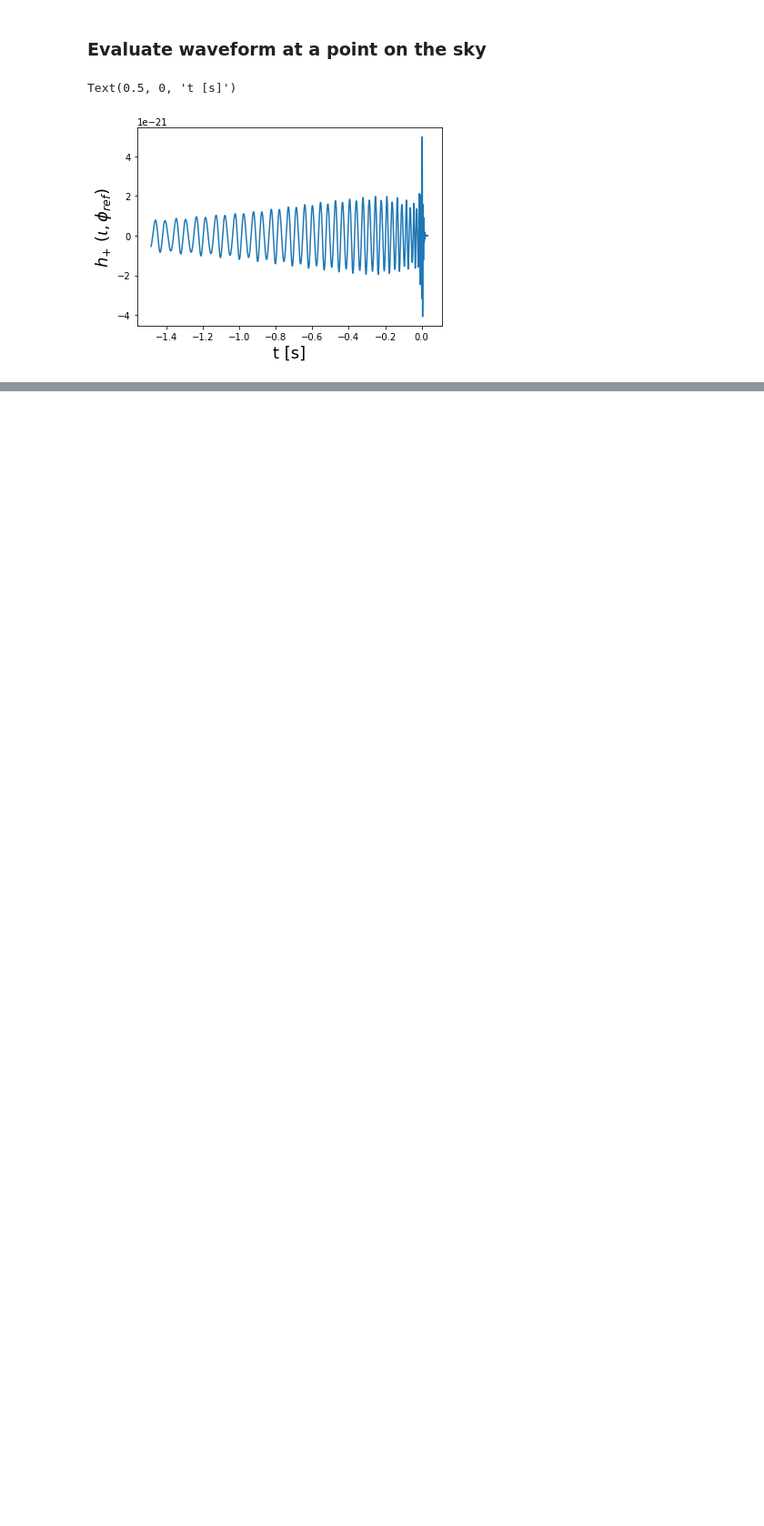
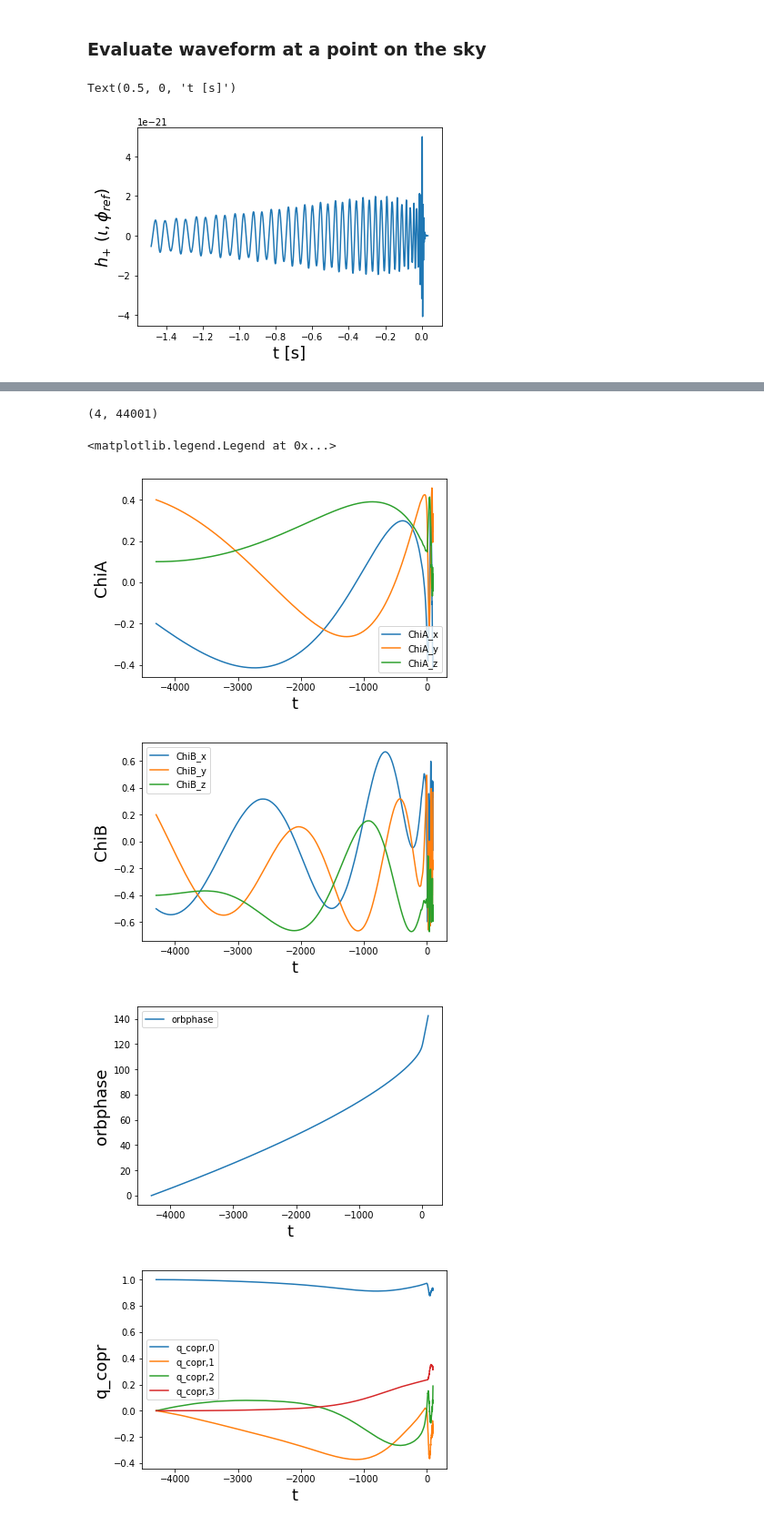
Before and after one commit to sxs-collaboration/gwsurrogate, a Jupyter notebook: developer_notebooks/website/NRSur7dq4.ipynb, the cells around one changed output, grey strips where cells are left out. Shown at 91% size. Saved outputs shown, nothing was run; the diff lists cells and outputs as text; code cells hidden in the pictures; blank space fills up the shorter version.

Commit message:
Add dynamics surrogate example to NRSur7dq4 tutorial notebook

```diff
--- a/developer_notebooks/website/NRSur7dq4.ipynb
+++ b/developer_notebooks/website/NRSur7dq4.ipynb
@@ -127,0 +130,48 @@ Text(0.5, 0, 't [s]')
+# %%
+q = 4
+chiA = [-0.2, 0.4, 0.1]  # unless f_ref is given the spins are assumed to be given at the start of the waveform
+chiB = [-0.5, 0.2, -0.4]
+dt = 0.1            # step size, Units of M
+f_low = 0           # initial frequency, only f_low=0 is allowed for now, which returns the full surrogate
+t, h, dyn = sur(q, chiA, chiB, dt=dt, f_low=f_low, precessing_opts={'return_dynamics': True})        # dyn stands for dynamics, do dyn.keys() to see contents
+# %%
+np.shape(dyn['q_copr'])
+# %% [output]
+(4, 44001)
+# %%
+P.figure(1)
+P.plot(t, dyn['chiA'][:,0], label='ChiA_x')
+P.plot(t, dyn['chiA'][:,1], label='ChiA_y')
+P.plot(t, dyn['chiA'][:,2], label='ChiA_z')
+P.ylabel('ChiA', fontsize=18)
+P.xlabel('t', fontsize=18)
+P.legend()
+
+P.figure(2)
+P.plot(t, dyn['chiB'][:,0], label='ChiB_x')
+P.plot(t, dyn['chiB'][:,1], label='ChiB_y')
+P.plot(t, dyn['chiB'][:,2], label='ChiB_z')
+P.ylabel('ChiB', fontsize=18)
+P.xlabel('t', fontsize=18)
+P.legend()
+
+P.figure(3)
+P.plot(t, dyn['orbphase'][:,], label='orbphase')
+P.ylabel('orbphase', fontsize=18)
+P.xlabel('t', fontsize=18)
+P.legend()
+
+P.figure(4)
+P.plot(t, dyn['q_copr'][0,:], label='q_copr,0')
+P.plot(t, dyn['q_copr'][1,:], label='q_copr,1')
+P.plot(t, dyn['q_copr'][2,:], label='q_copr,2')
+P.plot(t, dyn['q_copr'][3,:], label='q_copr,3')
+P.ylabel('q_copr', fontsize=18)
+P.xlabel('t', fontsize=18)
+P.legend()
+# %% [output]
+<matplotlib.legend.Legend at 0x...>
+[figure, added]
+[figure, added]
+[figure, added]
+[figure, added]
```
Also changed, not shown: parts of 2 cells of this notebook.
